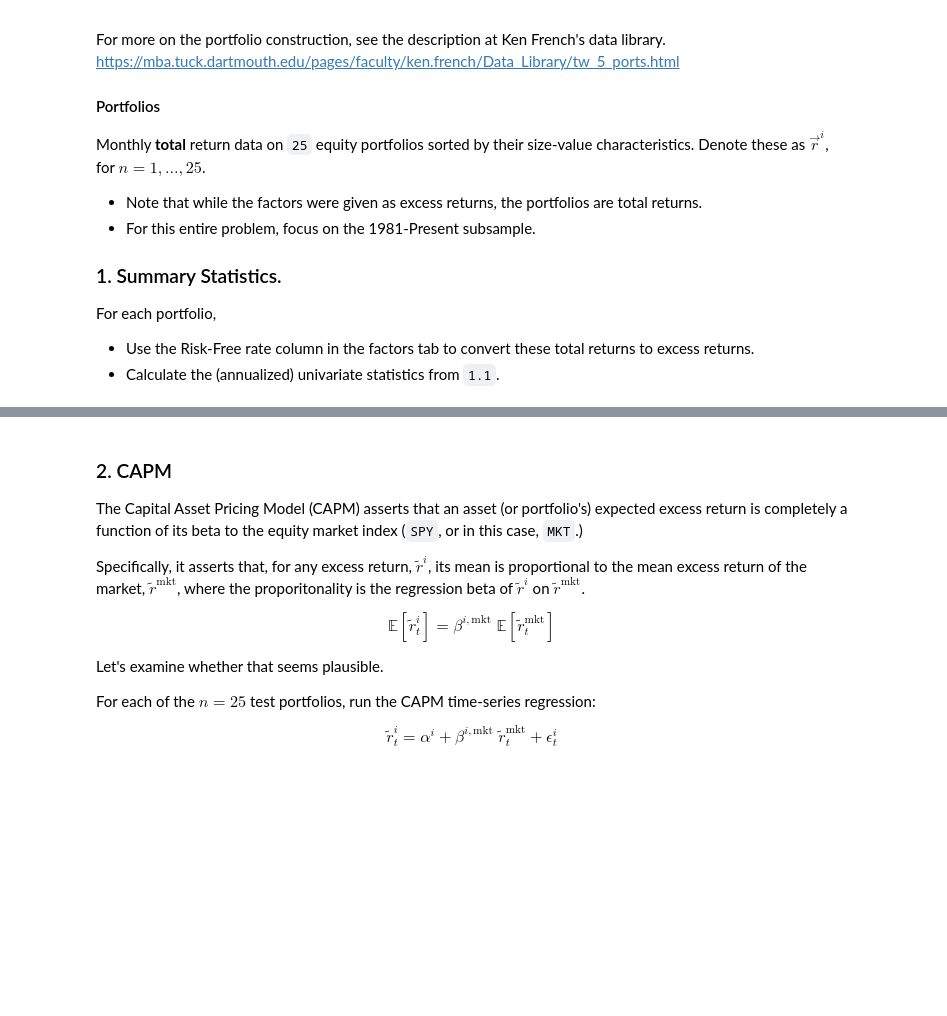
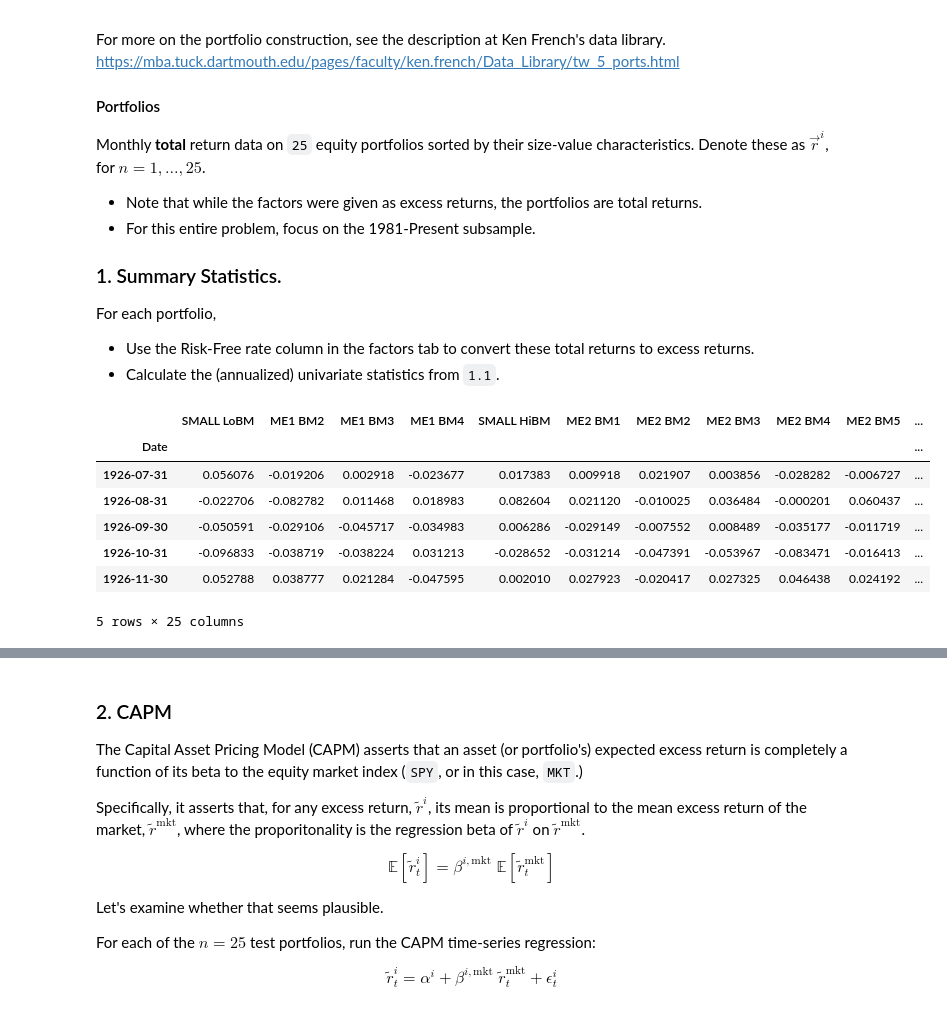
Before and after one commit to amclaugh26/PortfolioHomeworkGroupB, a Jupyter notebook: assignment_4/C.4.0. DFA and Factor Investing.ipynb, the cells around one changed output, grey strips where cells are left out. Cells and saved outputs as stored; diff of their text form; code cells hidden in the pictures; blank space fills up the shorter version.

```diff
--- a/assignment_4/C.4.0. DFA and Factor Investing.ipynb
+++ b/assignment_4/C.4.0. DFA and Factor Investing.ipynb
@@ -241,4 +252,16 @@ For each portfolio,
 - Use the Risk-Free rate column in the factors tab to convert these total returns to excess returns.
 - Calculate the (annualized) univariate statistics from `1.1`.
 # %%
-#TODO
+#use rf to convert total returns to excess
+risk_free = pd.read_excel("data/dfa_analysis_data.xlsx", sheet_name="factors", index_col="Date")["RF"]
+excess_ret = tot_ret.subtract(risk_free, axis=0)
+excess_ret.head(5)
+# %% [output]
+|  | SMALL LoBM | ME1 BM2 | ME1 BM3 | ME1 BM4 | SMALL HiBM | ME2 BM1 | ME2 BM2 | ME2 BM3 | ME2 BM4 | ME2 BM5 | ... |
+| Date |  |  |  |  |  |  |  |  |  |  | ... |
+| 1926-07-31 | 0.056076 | -0.019206 | 0.002918 | -0.023677 | 0.017383 | 0.009918 | 0.021907 | 0.003856 | -0.028282 | -0.006727 | ... |
+| 1926-08-31 | -0.022706 | -0.082782 | 0.011468 | 0.018983 | 0.082604 | 0.021120 | -0.010025 | 0.036484 | -0.000201 | 0.060437 | ... |
+| 1926-09-30 | -0.050591 | -0.029106 | -0.045717 | -0.034983 | 0.006286 | -0.029149 | -0.007552 | 0.008489 | -0.035177 | -0.011719 | ... |
+| 1926-10-31 | -0.096833 | -0.038719 | -0.038224 | 0.031213 | -0.028652 | -0.031214 | -0.047391 | -0.053967 | -0.083471 | -0.016413 | ... |
+| 1926-11-30 | 0.052788 | 0.038777 | 0.021284 | -0.047595 | 0.002010 | 0.027923 | -0.020417 | 0.027325 | 0.046438 | 0.024192 | ... |
+5 rows × 25 columns
```
Also changed, not shown: parts of 10 cells of this notebook, 3 other files.
